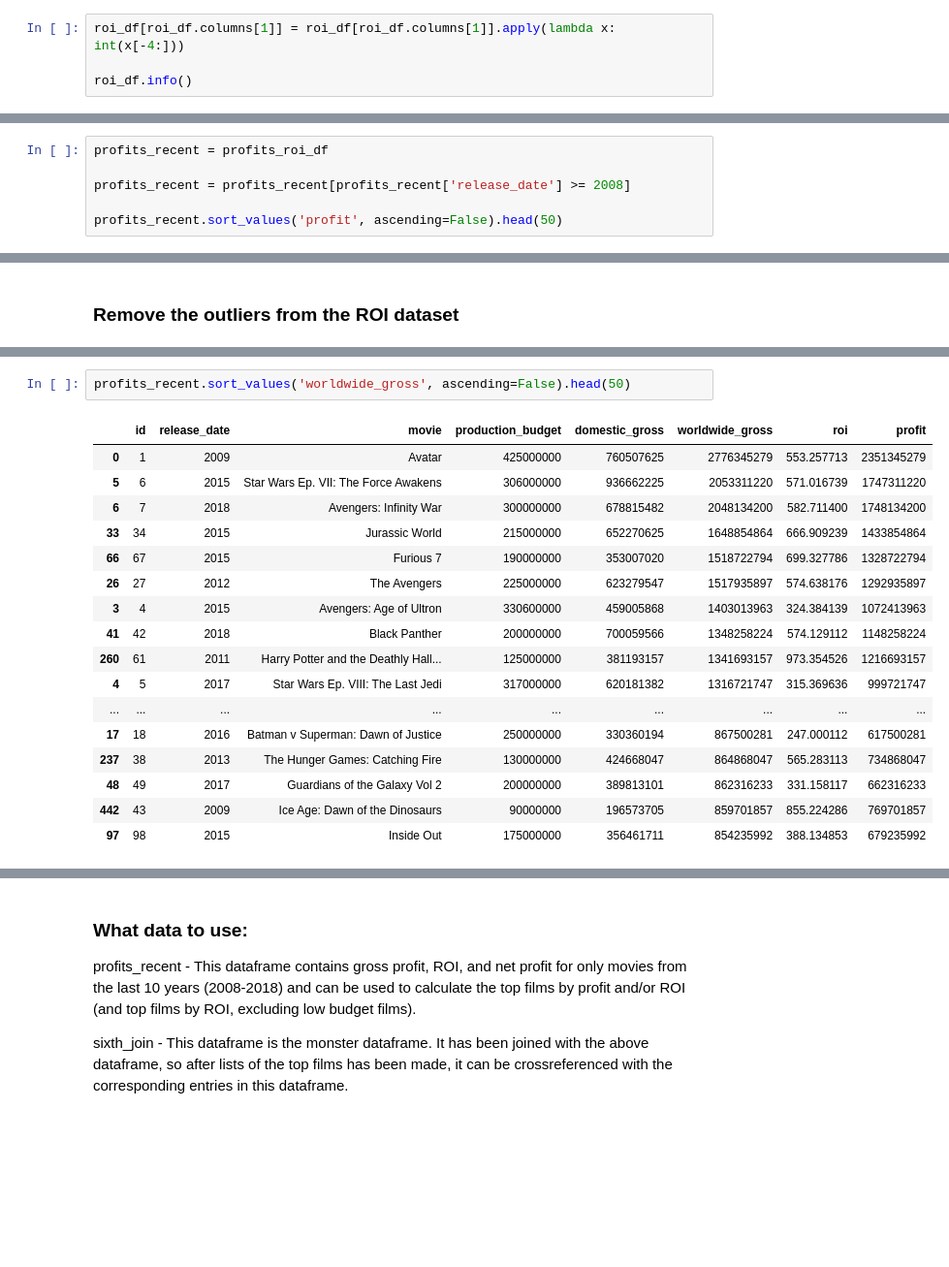
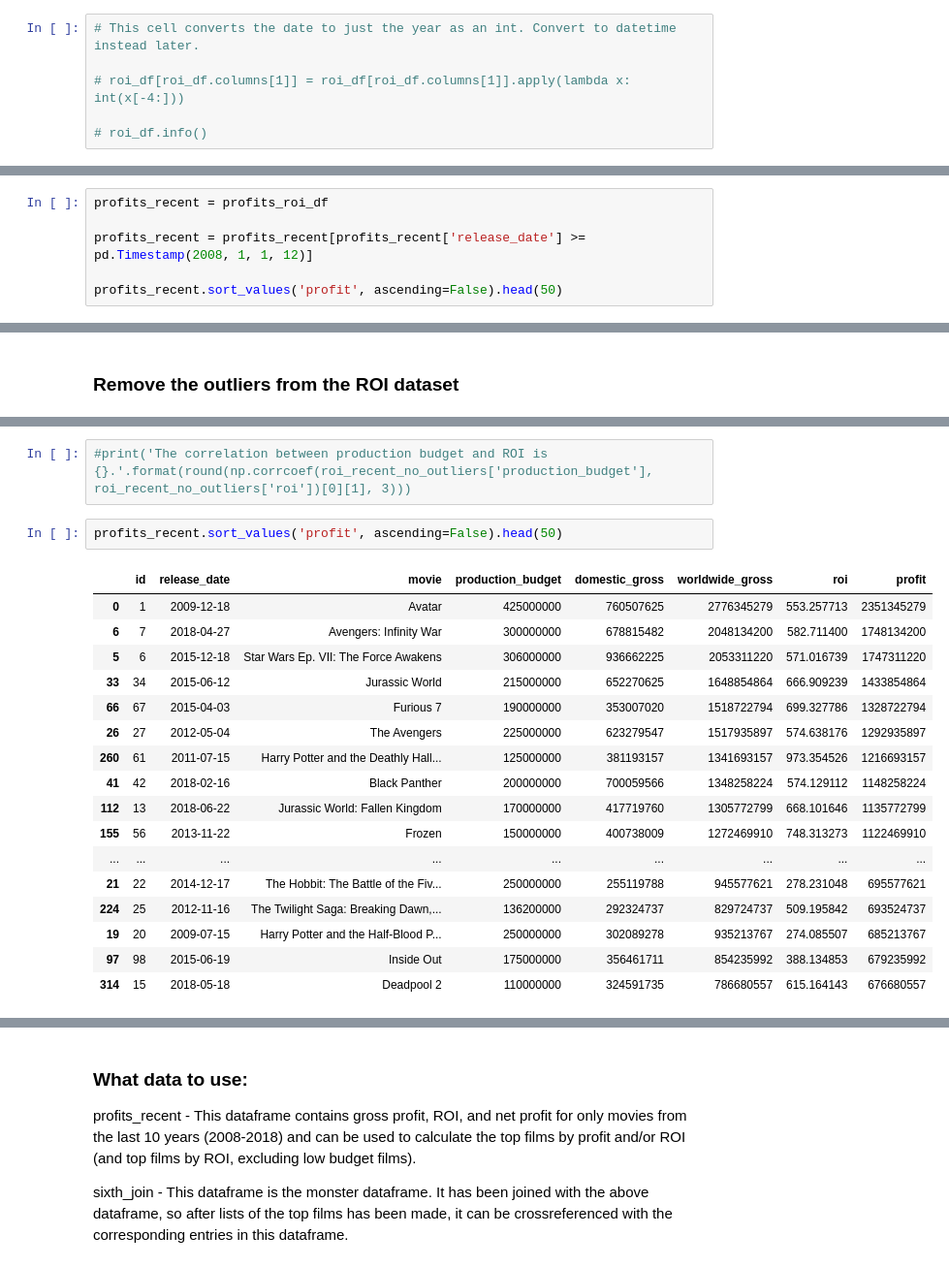
Before and after one commit to jeffbeech/Movies-by-Microsoft, a Jupyter notebook: matt-notebook.ipynb, the cells around one changed output, grey strips where cells are left out. Shown at 97% size. Cells and saved outputs as stored; diff of their text form; blank space fills up the shorter version.

```diff
--- a/matt-notebook.ipynb
+++ b/matt-notebook.ipynb
@@ -473,6 +473,8 @@ roi_df
 | 5781 | 82 | Aug 5, 2005 | My Date With Drew | 1100 | 181041 | 181041 |
 5234 rows × 6 columns
 # %%
-roi_df[roi_df.columns[1]] = roi_df[roi_df.columns[1]].apply(lambda x: int(x[-4:]))
+# This cell converts the date to just the year as an int. Convert to datetime instead later.
 
-roi_df.info()
+# roi_df[roi_df.columns[1]] = roi_df[roi_df.columns[1]].apply(lambda x: int(x[-4:]))
+
+# roi_df.info()
@@ -652,7 +644,7 @@ profits_roi_df.sort_values('profit', ascending=False).head(50)
 # %%
 profits_recent = profits_roi_df
 
-profits_recent = profits_recent[profits_recent['release_date'] >= 2008]
+profits_recent = profits_recent[profits_recent['release_date'] >= pd.Timestamp(2008, 1, 1, 12)]
 
 profits_recent.sort_values('profit', ascending=False).head(50)
 # %% [output]
@@ -724,20 +720,22 @@ sns.scatterplot(x='production_budget', y='roi', data=roi_recent_no_outliers, edg
+# %%
+#print('The correlation between production budget and ROI is {}.'.format(round(np.corrcoef(roi_recent_no_outliers['production_budget'], roi_recent_no_outliers['roi'])[0][1], 3)))
 # %%
-profits_recent.sort_values('worldwide_gross', ascending=False).head(50)
+profits_recent.sort_values('profit', ascending=False).head(50)
 # %% [output]
 |  | id | release_date | movie | production_budget | domestic_gross | worldwide_gross | roi | profit |
-| 0 | 1 | 2009 | Avatar | 425000000 | 760507625 | 2776345279 | 553.257713 | 2351345279 |
-| 5 | 6 | 2015 | Star Wars Ep. VII: The Force Awakens | 306000000 | 936662225 | 2053311220 | 571.016739 | 1747311220 |
-| 6 | 7 | 2018 | Avengers: Infinity War | 300000000 | 678815482 | 2048134200 | 582.711400 | 1748134200 |
-| 33 | 34 | 2015 | Jurassic World | 215000000 | 652270625 | 1648854864 | 666.909239 | 1433854864 |
-| 66 | 67 | 2015 | Furious 7 | 190000000 | 353007020 | 1518722794 | 699.327786 | 1328722794 |
-| 26 | 27 | 2012 | The Avengers | 225000000 | 623279547 | 1517935897 | 574.638176 | 1292935897 |
-| 3 | 4 | 2015 | Avengers: Age of Ultron | 330600000 | 459005868 | 1403013963 | 324.384139 | 1072413963 |
-| 41 | 42 | 2018 | Black Panther | 200000000 | 700059566 | 1348258224 | 574.129112 | 1148258224 |
-| 260 | 61 | 2011 | Harry Potter and the Deathly Hall... | 125000000 | 381193157 | 1341693157 | 973.354526 | 1216693157 |
-| 4 | 5 | 2017 | Star Wars Ep. VIII: The Last Jedi | 317000000 | 620181382 | 1316721747 | 315.369636 | 999721747 |
+| 0 | 1 | 2009-12-18 | Avatar | 425000000 | 760507625 | 2776345279 | 553.257713 | 2351345279 |
+| 6 | 7 | 2018-04-27 | Avengers: Infinity War | 300000000 | 678815482 | 2048134200 | 582.711400 | 1748134200 |
+| 5 | 6 | 2015-12-18 | Star Wars Ep. VII: The Force Awakens | 306000000 | 936662225 | 2053311220 | 571.016739 | 1747311220 |
+| 33 | 34 | 2015-06-12 | Jurassic World | 215000000 | 652270625 | 1648854864 | 666.909239 | 1433854864 |
+| 66 | 67 | 2015-04-03 | Furious 7 | 190000000 | 353007020 | 1518722794 | 699.327786 | 1328722794 |
+| 26 | 27 | 2012-05-04 | The Avengers | 225000000 | 623279547 | 1517935897 | 574.638176 | 1292935897 |
+| 260 | 61 | 2011-07-15 | Harry Potter and the Deathly Hall... | 125000000 | 381193157 | 1341693157 | 973.354526 | 1216693157 |
+| 41 | 42 | 2018-02-16 | Black Panther | 200000000 | 700059566 | 1348258224 | 574.129112 | 1148258224 |
+| 112 | 13 | 2018-06-22 | Jurassic World: Fallen Kingdom | 170000000 | 417719760 | 1305772799 | 668.101646 | 1135772799 |
+| 155 | 56 | 2013-11-22 | Frozen | 150000000 | 400738009 | 1272469910 | 748.313273 | 1122469910 |
 | ... | ... | ... | ... | ... | ... | ... | ... | ... |
-| 17 | 18 | 2016 | Batman v Superman: Dawn of Justice | 250000000 | 330360194 | 867500281 | 247.000112 | 617500281 |
-| 237 | 38 | 2013 | The Hunger Games: Catching Fire | 130000000 | 424668047 | 864868047 | 565.283113 | 734868047 |
-| 48 | 49 | 2017 | Guardians of the Galaxy Vol 2 | 200000000 | 389813101 | 862316233 | 331.158117 | 662316233 |
-| 442 | 43 | 2009 | Ice Age: Dawn of the Dinosaurs | 90000000 | 196573705 | 859701857 | 855.224286 | 769701857 |
-| 97 | 98 | 2015 | Inside Out | 175000000 | 356461711 | 854235992 | 388.134853 | 679235992 |
+| 21 | 22 | 2014-12-17 | The Hobbit: The Battle of the Fiv... | 250000000 | 255119788 | 945577621 | 278.231048 | 695577621 |
+| 224 | 25 | 2012-11-16 | The Twilight Saga: Breaking Dawn,... | 136200000 | 292324737 | 829724737 | 509.195842 | 693524737 |
+| 19 | 20 | 2009-07-15 | Harry Potter and the Half-Blood P... | 250000000 | 302089278 | 935213767 | 274.085507 | 685213767 |
+| 97 | 98 | 2015-06-19 | Inside Out | 175000000 | 356461711 | 854235992 | 388.134853 | 679235992 |
+| 314 | 15 | 2018-05-18 | Deadpool 2 | 110000000 | 324591735 | 786680557 | 615.164143 | 676680557 |
```
Also changed, not shown: parts of 59 cells of this notebook, 1 other file.
